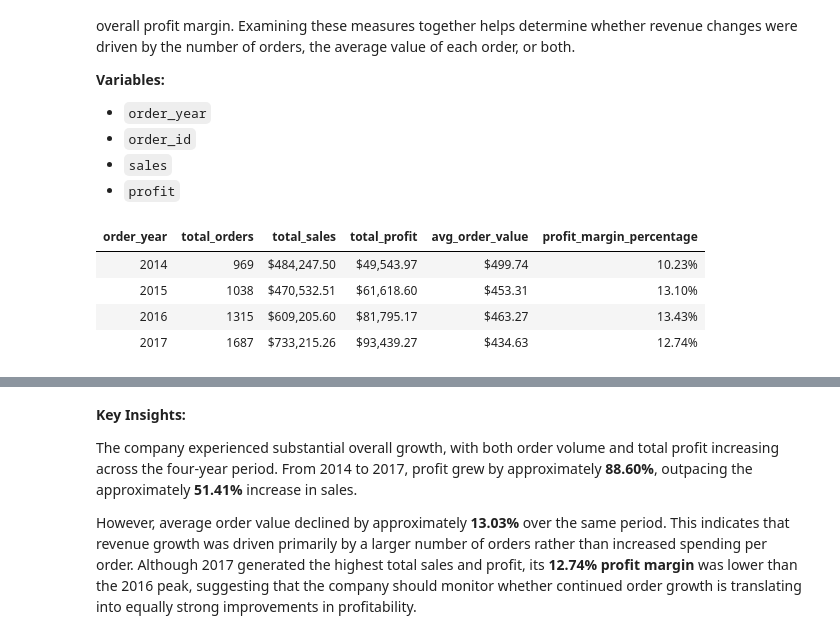
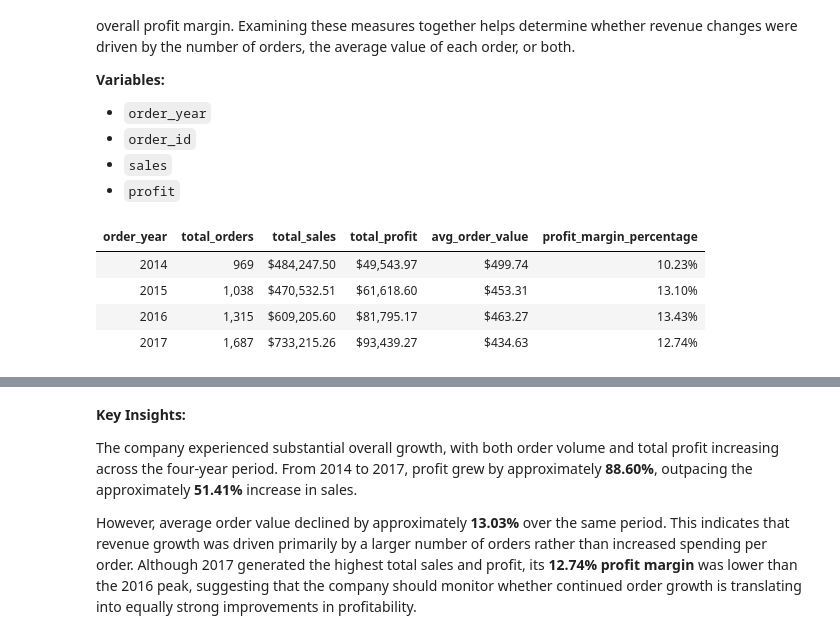
Before and after one commit to danigeiger/e_commerce_duckdb_project, a Jupyter notebook: notebooks/03_business_sql_analysis.ipynb, the cells around one changed output, grey strips where cells are left out. Saved outputs shown, nothing was run; the diff lists cells and outputs as text; code cells hidden in the pictures.

```diff
--- a/notebooks/03_business_sql_analysis.ipynb
+++ b/notebooks/03_business_sql_analysis.ipynb
@@ -978,27 +982,28 @@ Evaluate annual performance by comparing order volume, total sales, total profit
 # %%
 con.execute("""
 SELECT
     order_year,
     COUNT(DISTINCT order_id) AS total_orders,
     SUM(sales) AS total_sales,
     SUM(profit) AS total_profit,
     SUM(sales) / COUNT(DISTINCT order_id) AS avg_order_value,
     100.0 * SUM(profit) / SUM(sales) AS profit_margin_percentage
 FROM analysis_data
 GROUP BY order_year
 ORDER BY order_year;
 """).df().style.hide(axis="index").format({
+    "total_orders": "{:,}",
     "total_sales": "${:,.2f}",
     "total_profit": "${:,.2f}",
     "avg_order_value": "${:,.2f}",
     "profit_margin_percentage": "{:.2f}%"
 })
 # %% [output]
 | order_year | total_orders | total_sales | total_profit | avg_order_value | profit_margin_percentage |
 | 2014 | 969 | $484,247.50 | $49,543.97 | $499.74 | 10.23% |
-| 2015 | 1038 | $470,532.51 | $61,618.60 | $453.31 | 13.10% |
-| 2016 | 1315 | $609,205.60 | $81,795.17 | $463.27 | 13.43% |
-| 2017 | 1687 | $733,215.26 | $93,439.27 | $434.63 | 12.74% |
+| 2015 | 1,038 | $470,532.51 | $61,618.60 | $453.31 | 13.10% |
+| 2016 | 1,315 | $609,205.60 | $81,795.17 | $463.27 | 13.43% |
+| 2017 | 1,687 | $733,215.26 | $93,439.27 | $434.63 | 12.74% |
 # %% [markdown]
 **Results:**
 
```
Also changed, not shown: parts of 7 cells of this notebook.
